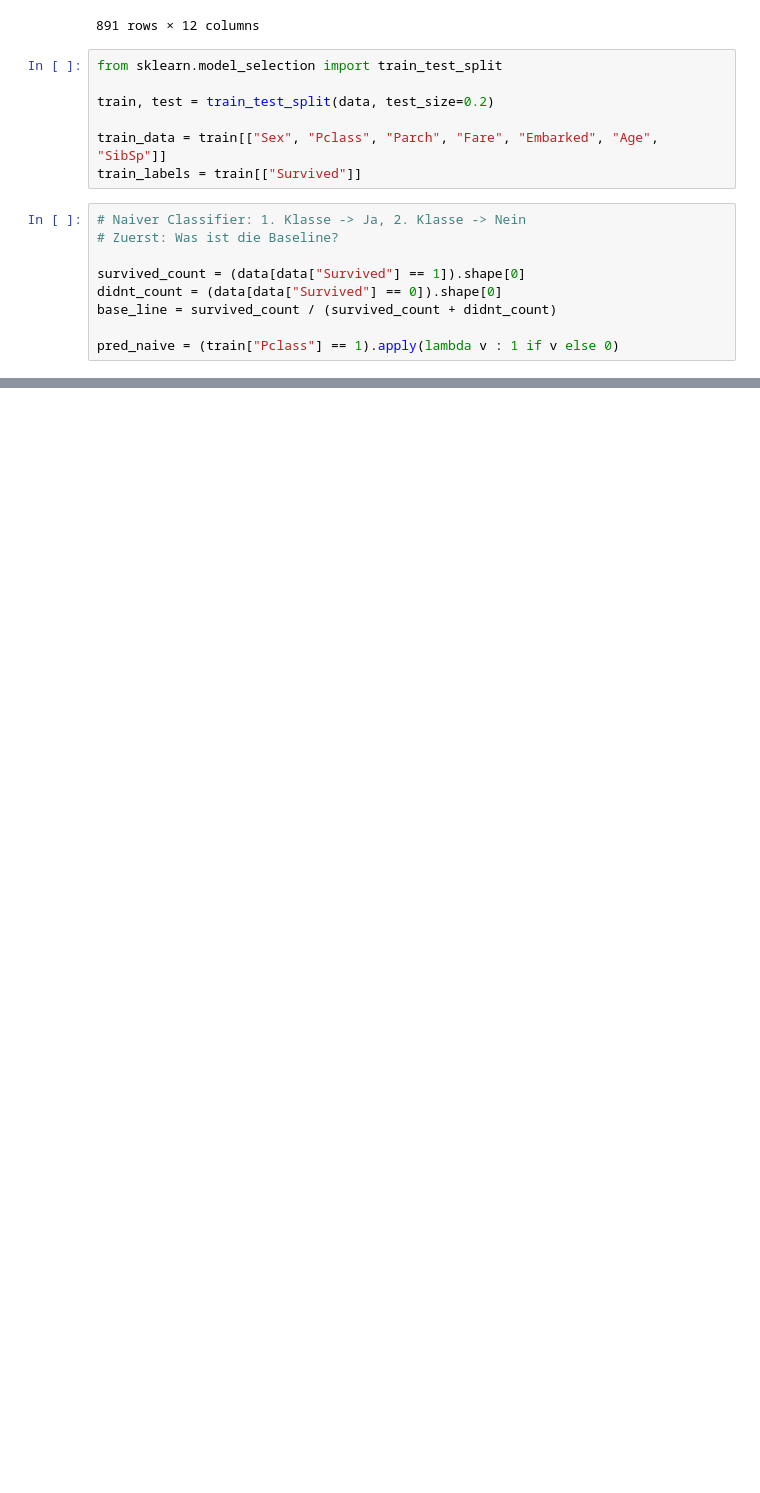
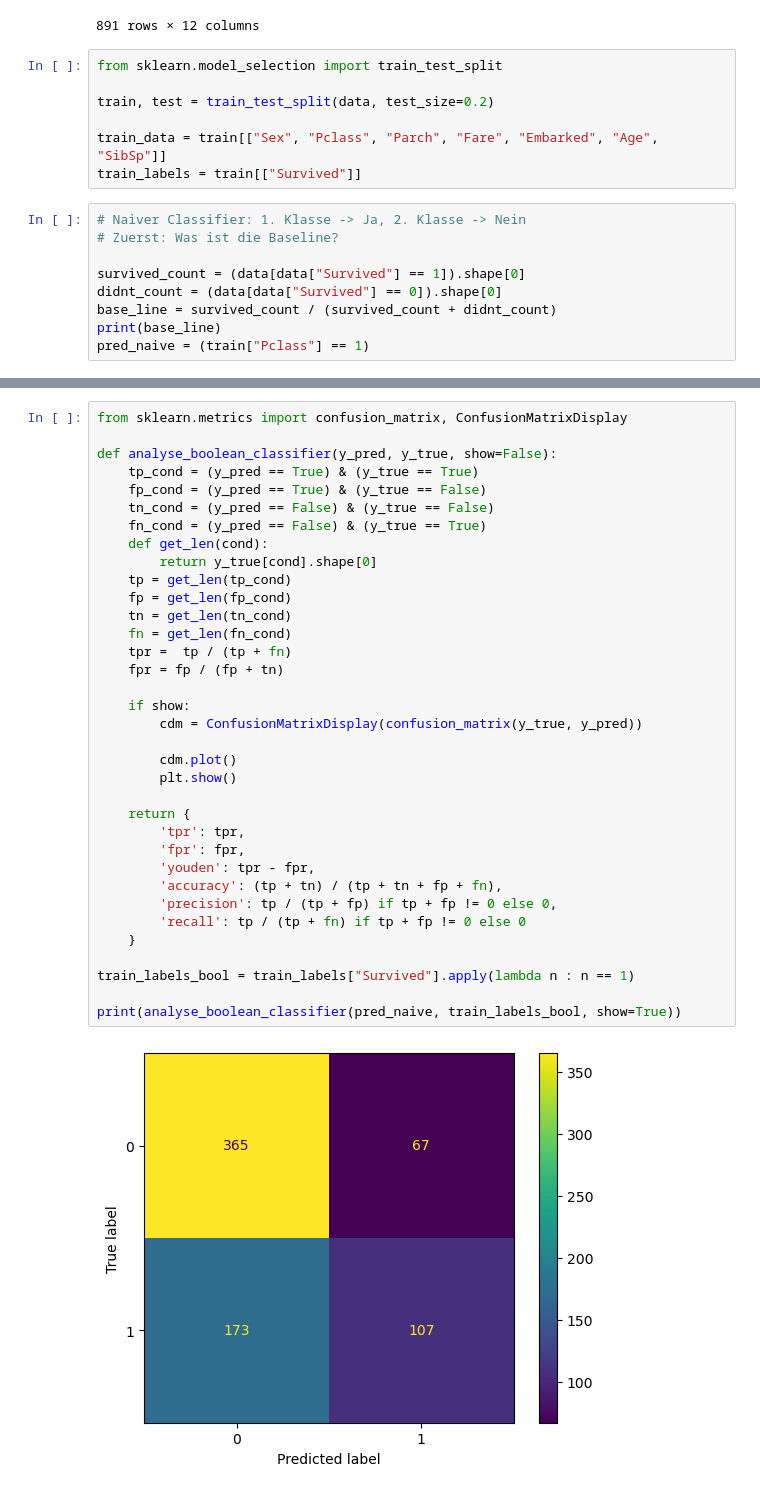
Before and after one commit to fabsch225/ds-practice, a Jupyter notebook: task6/main.ipynb, the cells around one changed output, grey strips where cells are left out. Drawn from its saved outputs; the diff is of its cells as text; blank space fills up the shorter version.

```diff
--- a/task6/main.ipynb
+++ b/task6/main.ipynb
@@ -31,5 +33,5 @@ train_labels = train[["Survived"]]
 survived_count = (data[data["Survived"] == 1]).shape[0]
 didnt_count = (data[data["Survived"] == 0]).shape[0]
 base_line = survived_count / (survived_count + didnt_count)
-
-pred_naive = (train["Pclass"] == 1).apply(lambda v : 1 if v else 0)
+print(base_line)
+pred_naive = (train["Pclass"] == 1)
@@ -37,0 +43,37 @@ pred_naive = (train["Pclass"] == 1).apply(lambda v : 1 if v else 0)
+# %%
+from sklearn.metrics import confusion_matrix, ConfusionMatrixDisplay
+
+def analyse_boolean_classifier(y_pred, y_true, show=False):
+    tp_cond = (y_pred == True) & (y_true == True)
+    fp_cond = (y_pred == True) & (y_true == False)
+    tn_cond = (y_pred == False) & (y_true == False)
+    fn_cond = (y_pred == False) & (y_true == True)
+    def get_len(cond):
+        return y_true[cond].shape[0]
+    tp = get_len(tp_cond)
+    fp = get_len(fp_cond)
+    tn = get_len(tn_cond)
+    fn = get_len(fn_cond)
+    tpr =  tp / (tp + fn)
+    fpr = fp / (fp + tn)
+
+    if show:
+        cdm = ConfusionMatrixDisplay(confusion_matrix(y_true, y_pred))
+
+        cdm.plot()
+        plt.show()
+
+    return {
+        'tpr': tpr,
+        'fpr': fpr,
+        'youden': tpr - fpr,
+        'accuracy': (tp + tn) / (tp + tn + fp + fn),
+        'precision': tp / (tp + fp) if tp + fp != 0 else 0,
+        'recall': tp / (tp + fn) if tp + fp != 0 else 0
+    }
+
+train_labels_bool = train_labels["Survived"].apply(lambda n : n == 1)
+
+print(analyse_boolean_classifier(pred_naive, train_labels_bool, show=True))
+# %% [output]
+[figure, added]
```
Also changed, not shown: parts of 10 cells of this notebook, 5 other files.
